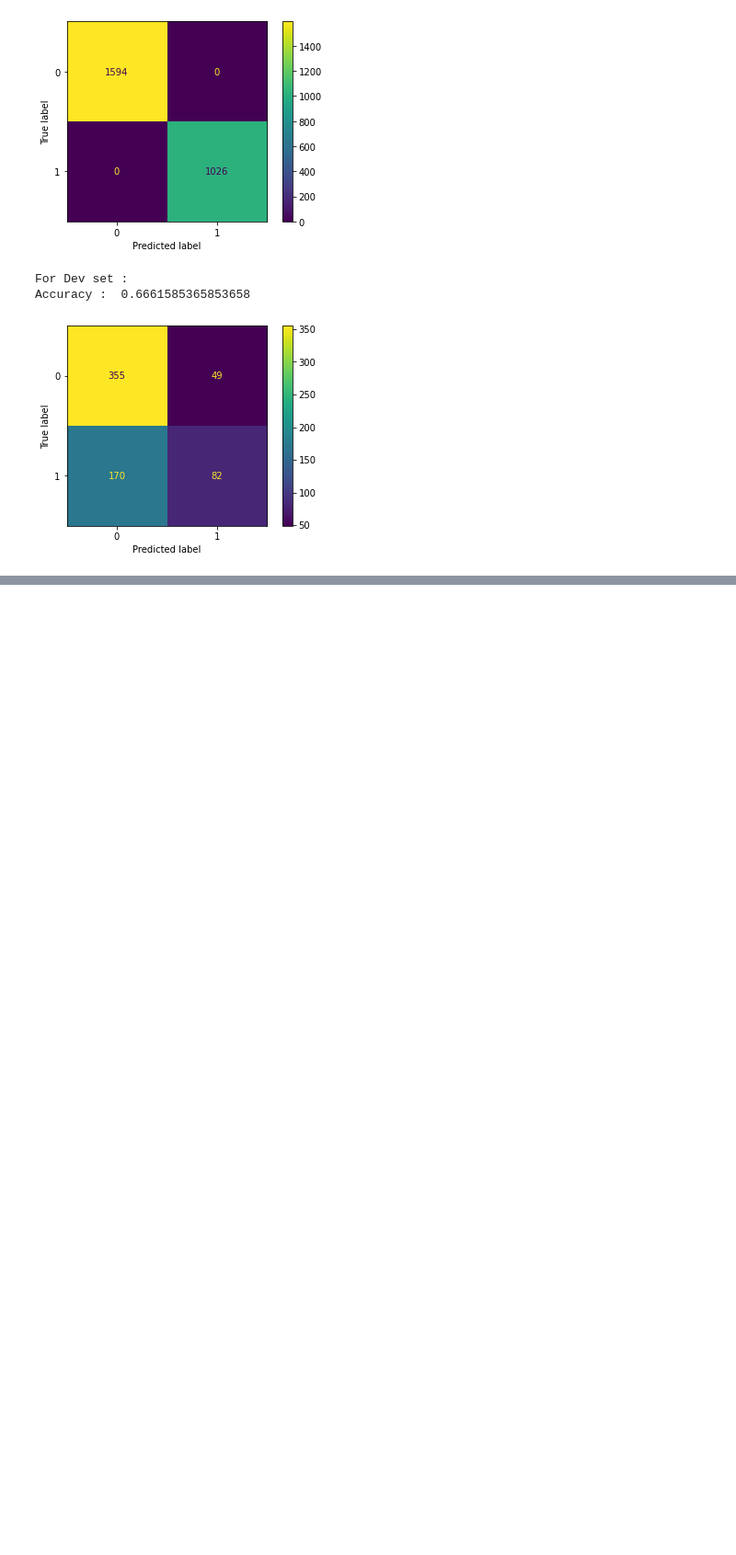
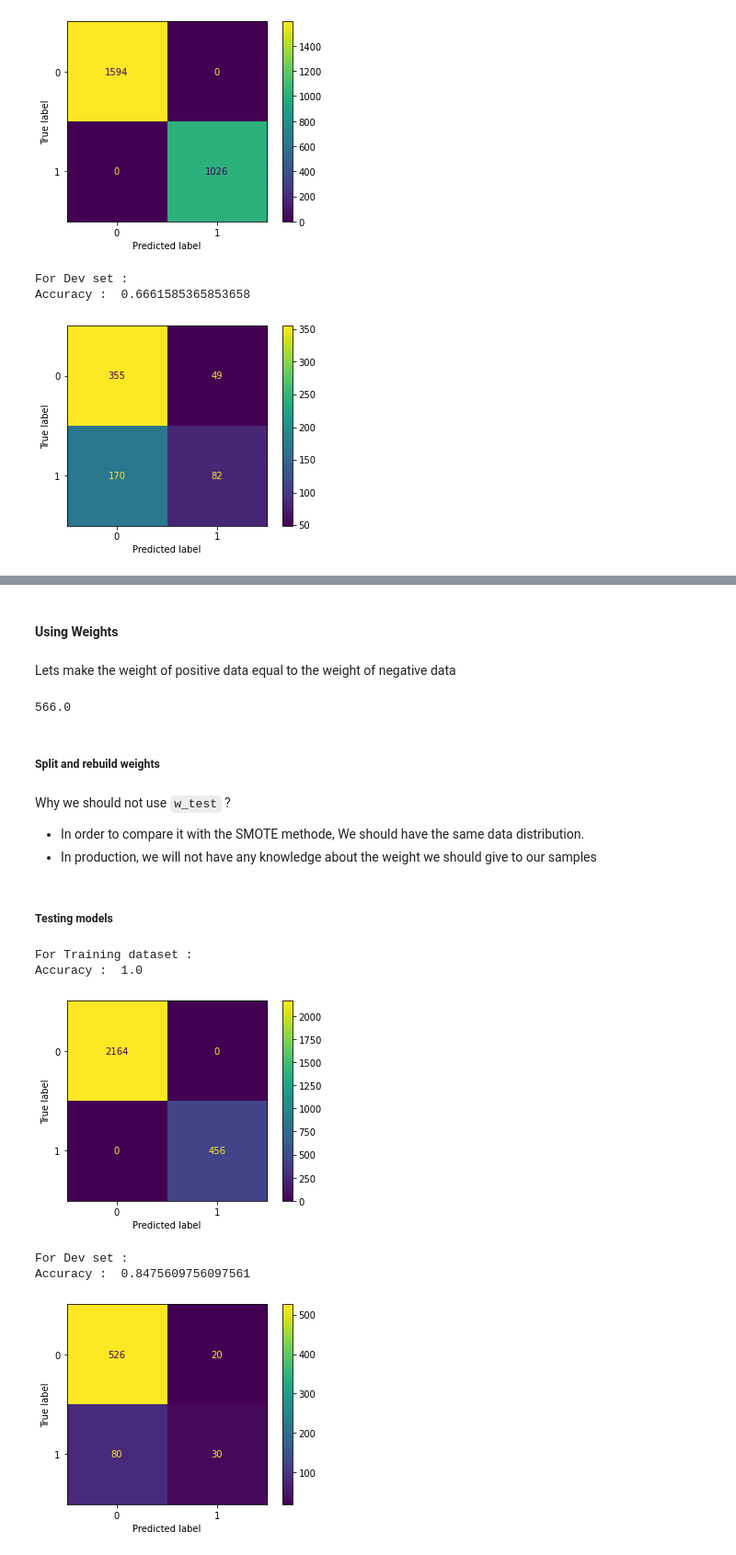
Before and after one commit to Mustapha-AJEGHRIR/ML_short_project, a Jupyter notebook: inference.ipynb, the cells around one changed output, grey strips where cells are left out. Shown: that part at 92% size. Drawn from its saved outputs; the diff is of its cells as text; code cells hidden in the pictures; blank space fills up the shorter version.

```diff
--- a/inference.ipynb
+++ b/inference.ipynb
@@ -193,0 +369,48 @@ Accuracy :  0.6661585365853658
+# %% [markdown]
+#### Using Weights
+# %% [markdown]
+Lets make the weight of positive data equal to the weight of negative data
+# %%
+data_proc_weighted = data_proc.copy()
+positive_sum_weights = data_proc_weighted[data_proc_weighted['Potability'] == 1].Weights.sum()
+negative_sum_weights = data_proc_weighted[data_proc_weighted['Potability'] == 0].Weights.sum()
+
+ratio = negative_sum_weights/positive_sum_weights
+data_proc_weighted.loc[data_proc_weighted['Potability'] == 0, "Weights"] /= ratio
+data_proc_weighted[data_proc_weighted['Potability'] == 0]["Weights"].sum()
+# %% [output]
+566.0
+# %% [markdown]
+##### Split and rebuild weights
+# %%
+training_columns = ['ph', 'Hardness', 'Solids', 'Chloramines', 'Sulfate', 'Conductivity','Organic_carbon', 'Trihalomethanes', 'Turbidity']
+predict_column = ['Potability']
+# Weights are not yet seprated with data
+w_X_weighted, Y_weighted = data_proc_weighted[['Weights'] + training_columns], data_proc_weighted[predict_column]
+w_x_train, w_x_test, y_train, y_test = train_test_split(w_X_weighted, Y_weighted, test_size = 0.2)
+# Seprating weights from data
+w_train, x_train = w_x_train["Weights"], w_x_train[training_columns]
+w_test, x_test = w_x_test["Weights"], w_x_test[training_columns]
+# %% [markdown]
+Why we should not use `w_test` ?
+
+*   In order to compare it with the SMOTE methode, We should have the same data distribution.
+*   In production, we will not have any knowledge about the weight we should give to our samples
+# %% [markdown]
+##### Testing models
+# %%
+model = RandomForestClassifier(n_estimators=50)
+
+model.fit(x_train, y_train, w_train)
+
+y_pred_train = model.predict(x_train)
+y_pred_test = model.predict(x_test)
+
+score(y_train, y_pred_train, y_test, y_pred_test, w_train, None)
+# %% [output]
+For Training dataset :
+Accuracy :  1.0
+[figure, added]
+For Dev set :
+Accuracy :  0.8475609756097561
+[figure, added]
```
Also changed, not shown: parts of 50 cells of this notebook.
